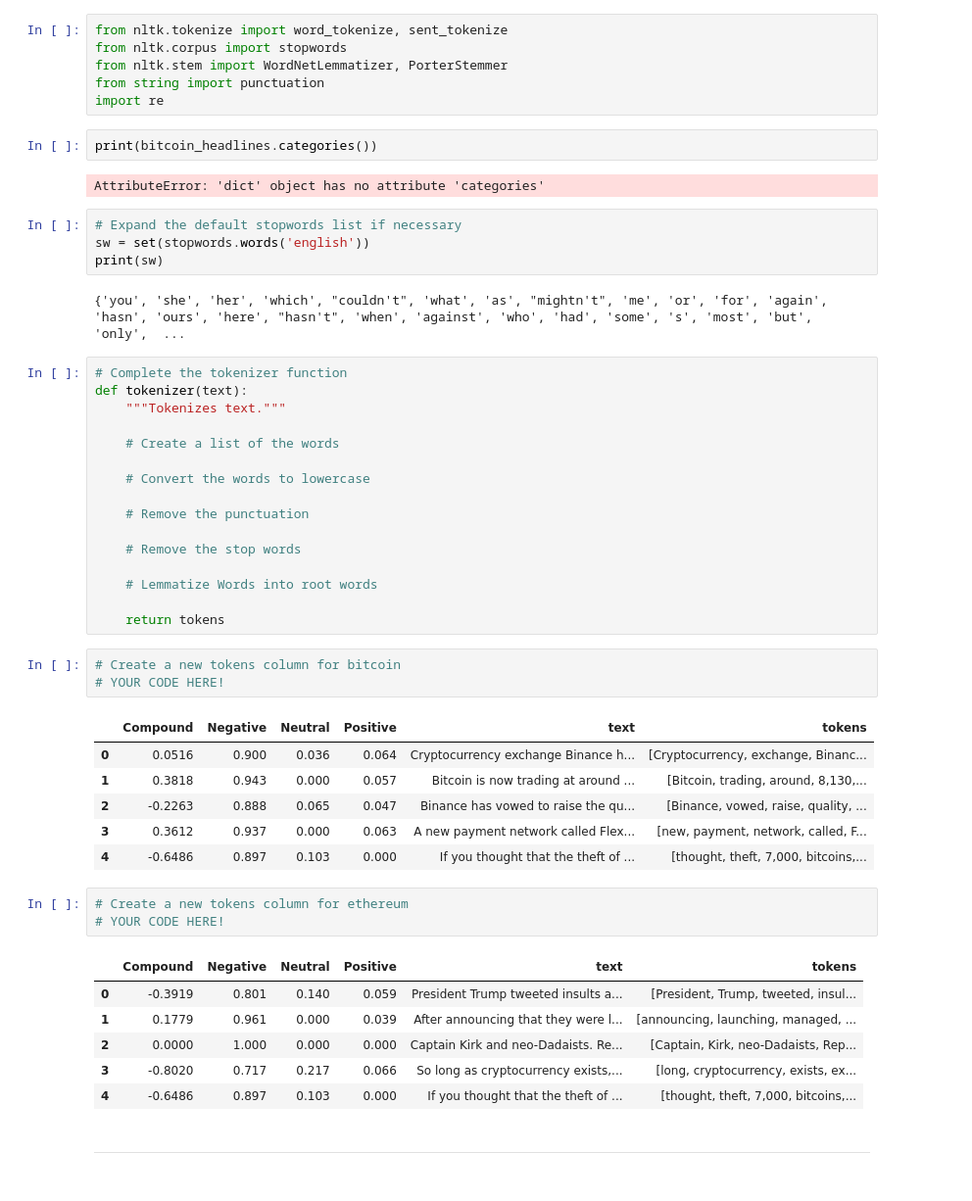
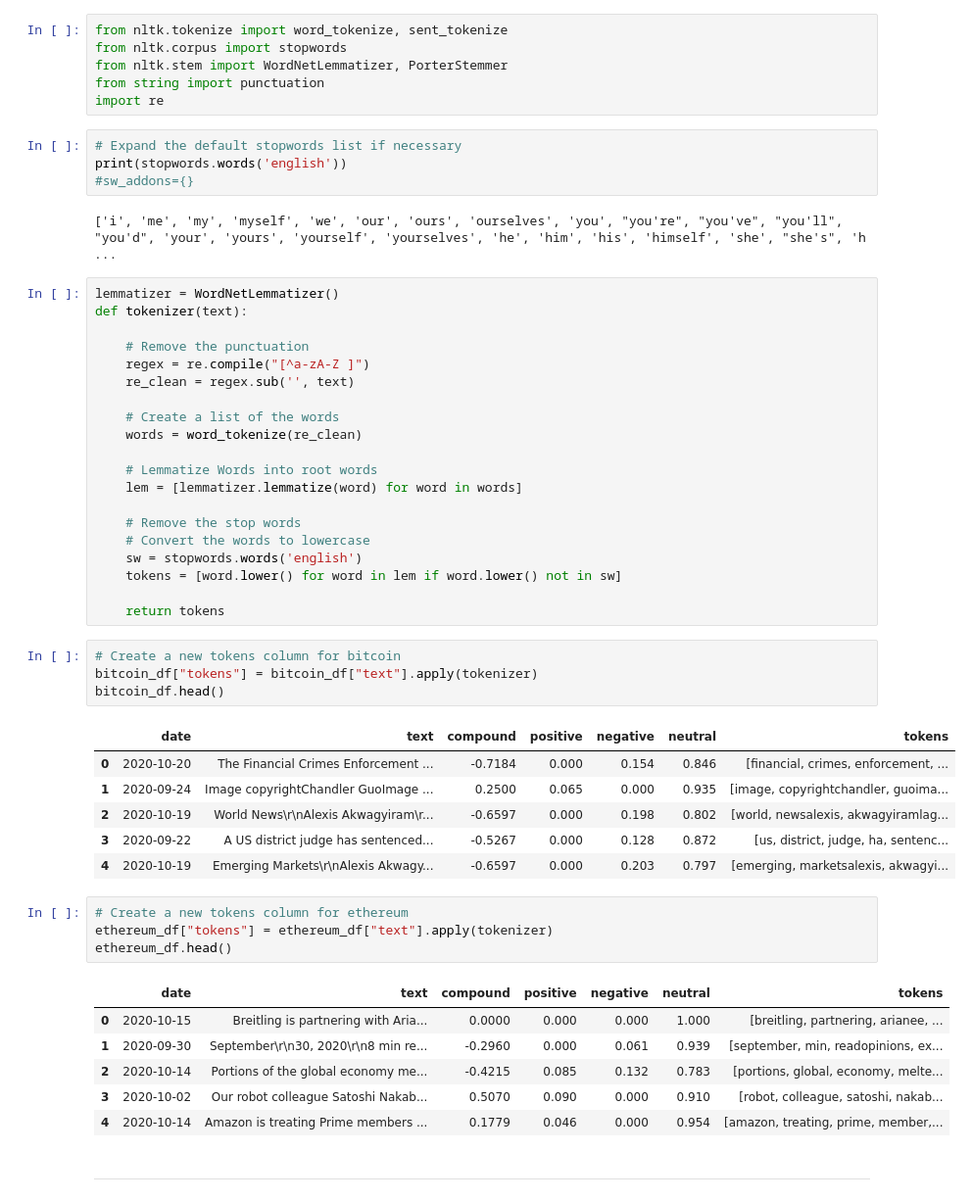
Before and after one commit to svcnygard2/Unit-12-Tales-from-the-Crypto, a Jupyter notebook: crypto_sentiment.ipynb, the cells around one changed output. Shown: that part at 98% size. Cells and saved outputs as stored; diff of their text form.

Commit message:
Finished Tokenizer.

```diff
--- a/crypto_sentiment.ipynb
+++ b/crypto_sentiment.ipynb
@@ -218,52 +218,54 @@ from nltk.corpus import stopwords
 from nltk.stem import WordNetLemmatizer, PorterStemmer
 from string import punctuation
 import re
-# %%
-print(bitcoin_headlines.categories())
-# %% [output]
-AttributeError: 'dict' object has no attribute 'categories'
 # %%
 # Expand the default stopwords list if necessary
-sw = set(stopwords.words('english'))
-print(sw)
+print(stopwords.words('english'))
+#sw_addons={}
 # %% [output]
-{'you', 'she', 'her', 'which', "couldn't", 'what', 'as', "mightn't", 'me', 'or', 'for', 'again', 'hasn', 'ours', 'here', "hasn't", 'when', 'against', 'who', 'had', 'some', 's', 'most', 'but', 'only',  ...
+['i', 'me', 'my', 'myself', 'we', 'our', 'ours', 'ourselves', 'you', "you're", "you've", "you'll", "you'd", 'your', 'yours', 'yourself', 'yourselves', 'he', 'him', 'his', 'himself', 'she', "she's", 'h ...
-# %%
-# Complete the tokenizer function
-def tokenizer(text):
-    """Tokenizes text."""
-
-    # Create a list of the words
-
-    # Convert the words to lowercase
-
-    # Remove the punctuation
-
-    # Remove the stop words
-
-    # Lemmatize Words into root words
-
-    return tokens
+# %%
+lemmatizer = WordNetLemmatizer()
+def tokenizer(text):
+
+    # Remove the punctuation
+    regex = re.compile("[^a-zA-Z ]")
+    re_clean = regex.sub('', text)
+
+    # Create a list of the words
+    words = word_tokenize(re_clean)
+
+    # Lemmatize Words into root words
+    lem = [lemmatizer.lemmatize(word) for word in words]
+
+    # Remove the stop words
+    # Convert the words to lowercase
+    sw = stopwords.words('english')
+    tokens = [word.lower() for word in lem if word.lower() not in sw]
+
+    return tokens
 # %%
 # Create a new tokens column for bitcoin
-# YOUR CODE HERE!
+bitcoin_df["tokens"] = bitcoin_df["text"].apply(tokenizer)
+bitcoin_df.head()
 # %% [output]
-|  | Compound | Negative | Neutral | Positive | text | tokens |
-| 0 | 0.0516 | 0.900 | 0.036 | 0.064 | Cryptocurrency exchange Binance h... | [Cryptocurrency, exchange, Binanc... |
-| 1 | 0.3818 | 0.943 | 0.000 | 0.057 | Bitcoin is now trading at around ... | [Bitcoin, trading, around, 8,130,... |
-| 2 | -0.2263 | 0.888 | 0.065 | 0.047 | Binance has vowed to raise the qu... | [Binance, vowed, raise, quality, ... |
-| 3 | 0.3612 | 0.937 | 0.000 | 0.063 | A new payment network called Flex... | [new, payment, network, called, F... |
-| 4 | -0.6486 | 0.897 | 0.103 | 0.000 | If you thought that the theft of ... | [thought, theft, 7,000, bitcoins,... |
+|  | date | text | compound | positive | negative | neutral | tokens |
+| 0 | 2020-10-20 | The Financial Crimes Enforcement ... | -0.7184 | 0.000 | 0.154 | 0.846 | [financial, crimes, enforcement, ... |
+| 1 | 2020-09-24 | Image copyrightChandler GuoImage ... | 0.2500 | 0.065 | 0.000 | 0.935 | [image, copyrightchandler, guoima... |
+| 2 | 2020-10-19 | World News\r\nAlexis Akwagyiram\r... | -0.6597 | 0.000 | 0.198 | 0.802 | [world, newsalexis, akwagyiramlag... |
+| 3 | 2020-09-22 | A US district judge has sentenced... | -0.5267 | 0.000 | 0.128 | 0.872 | [us, district, judge, ha, sentenc... |
+| 4 | 2020-10-19 | Emerging Markets\r\nAlexis Akwagy... | -0.6597 | 0.000 | 0.203 | 0.797 | [emerging, marketsalexis, akwagyi... |
 # %%
 # Create a new tokens column for ethereum
-# YOUR CODE HERE!
+ethereum_df["tokens"] = ethereum_df["text"].apply(tokenizer)
+ethereum_df.head()
 # %% [output]
-|  | Compound | Negative | Neutral | Positive | text | tokens |
-| 0 | -0.3919 | 0.801 | 0.140 | 0.059 | President Trump tweeted insults a... | [President, Trump, tweeted, insul... |
-| 1 | 0.1779 | 0.961 | 0.000 | 0.039 | After announcing that they were l... | [announcing, launching, managed, ... |
-| 2 | 0.0000 | 1.000 | 0.000 | 0.000 | Captain Kirk and neo-Dadaists. Re... | [Captain, Kirk, neo-Dadaists, Rep... |
-| 3 | -0.8020 | 0.717 | 0.217 | 0.066 | So long as cryptocurrency exists,... | [long, cryptocurrency, exists, ex... |
-| 4 | -0.6486 | 0.897 | 0.103 | 0.000 | If you thought that the theft of ... | [thought, theft, 7,000, bitcoins,... |
+|  | date | text | compound | positive | negative | neutral | tokens |
+| 0 | 2020-10-15 | Breitling is partnering with Aria... | 0.0000 | 0.000 | 0.000 | 1.000 | [breitling, partnering, arianee, ... |
+| 1 | 2020-09-30 | September\r\n30, 2020\r\n8 min re... | -0.2960 | 0.000 | 0.061 | 0.939 | [september, min, readopinions, ex... |
+| 2 | 2020-10-14 | Portions of the global economy me... | -0.4215 | 0.085 | 0.132 | 0.783 | [portions, global, economy, melte... |
+| 3 | 2020-10-02 | Our robot colleague Satoshi Nakab... | 0.5070 | 0.090 | 0.000 | 0.910 | [robot, colleague, satoshi, nakab... |
+| 4 | 2020-10-14 | Amazon is treating Prime members ... | 0.1779 | 0.046 | 0.000 | 0.954 | [amazon, treating, prime, member,... |
 # %% [markdown]
 ---
 # %% [markdown]
```
Also changed, not shown: parts of 6 cells of this notebook.
